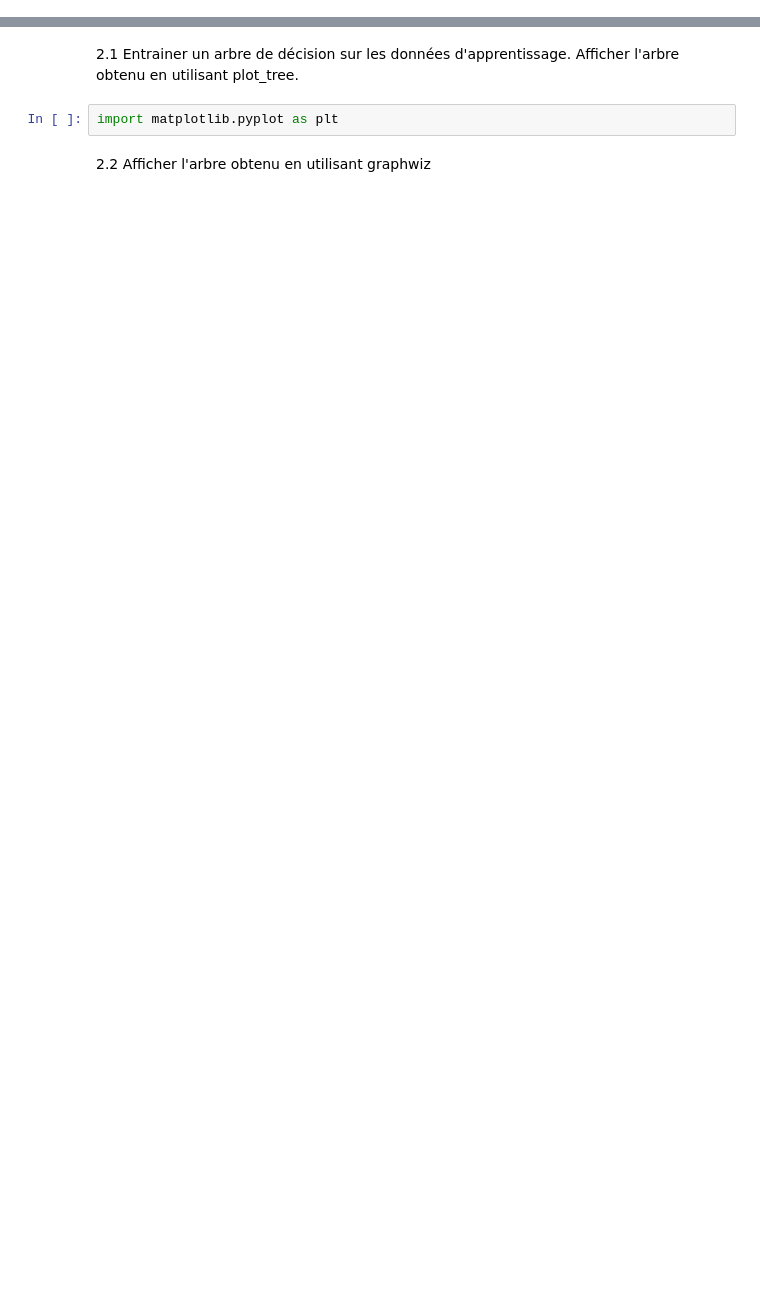
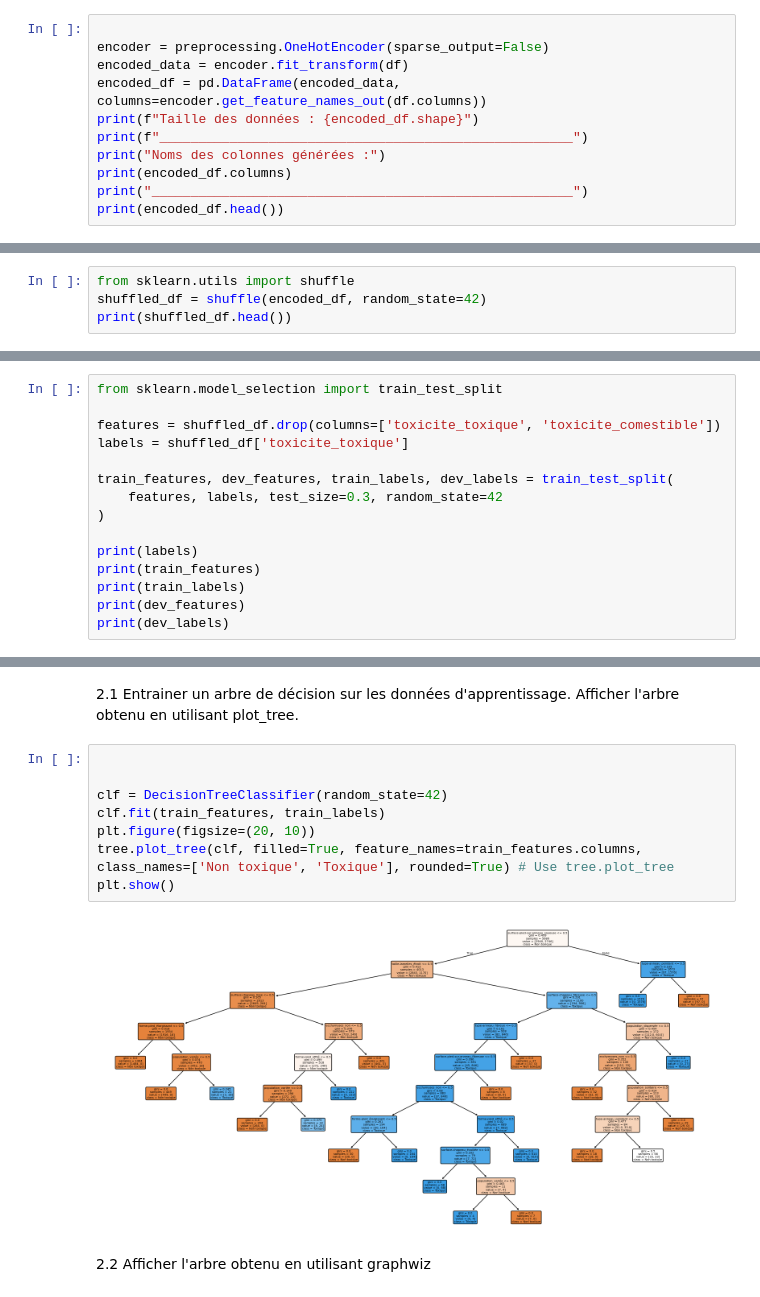
Before and after one commit to FujiminoDeliaMary/ArtfullCode, a Jupyter notebook: TP1_classification_champignons.ipynb, the cells around one changed output, grey strips where cells are left out. Drawn from its saved outputs; the diff is of its cells as text; blank space fills up the shorter version.

```diff
--- a/TP1_classification_champignons.ipynb
+++ b/TP1_classification_champignons.ipynb
@@ -89,0 +77,11 @@ NameError: name 'np' is not defined
+# %%
+
+encoder = preprocessing.OneHotEncoder(sparse_output=False)
+encoded_data = encoder.fit_transform(df)
+encoded_df = pd.DataFrame(encoded_data, columns=encoder.get_feature_names_out(df.columns))
+print(f"Taille des données : {encoded_df.shape}")
+print(f"_____________________________________________________")
+print("Noms des colonnes générées :")
+print(encoded_df.columns)
+print("______________________________________________________")
+print(encoded_df.head())
@@ -90,2 +106,6 @@ NameError: name 'np' is not defined
 # %% [markdown]
 1.3 Créer un nouveau DataFrame avec les données et les noms de colonne. Mélanger les données. Afficher le résultat.
+# %%
+from sklearn.utils import shuffle
+shuffled_df = shuffle(encoded_df, random_state=42)
+print(shuffled_df.head())
@@ -92,3 +130,18 @@ NameError: name 'np' is not defined
 # %% [markdown]
 1.4 Creer 4 jeux de données : train features et labels (70%) et dev features et labels (30%).\
 Utiliser toxicite_toxique comme label. Ne pas garder de label (toxicite_toxique et toxicite_comestible) dans les features !
+# %%
+from sklearn.model_selection import train_test_split
+
+features = shuffled_df.drop(columns=['toxicite_toxique', 'toxicite_comestible'])
+labels = shuffled_df['toxicite_toxique']
+
+train_features, dev_features, train_labels, dev_labels = train_test_split(
+    features, labels, test_size=0.3, random_state=42
+)
+
+print(labels)
+print(train_features)
+print(train_labels)
+print(dev_features)
+print(dev_labels)
@@ -97,6 +174,14 @@ Utiliser toxicite_toxique comme label. Ne pas garder de label (toxicite_toxique
 # %% [markdown]
 2.1 Entrainer un arbre de décision sur les données d'apprentissage. Afficher l'arbre obtenu en utilisant plot_tree.
-# %%
-import matplotlib.pyplot as plt
+# %%
+
+
+clf = DecisionTreeClassifier(random_state=42)
+clf.fit(train_features, train_labels)
+plt.figure(figsize=(20, 10))
+tree.plot_tree(clf, filled=True, feature_names=train_features.columns, class_names=['Non toxique', 'Toxique'], rounded=True) # Use tree.plot_tree
+plt.show()
+# %% [output]
+[figure, added]
 # %% [markdown]
 2.2 Afficher l'arbre obtenu en utilisant graphwiz
```
Also changed, not shown: parts of 17 cells of this notebook.
